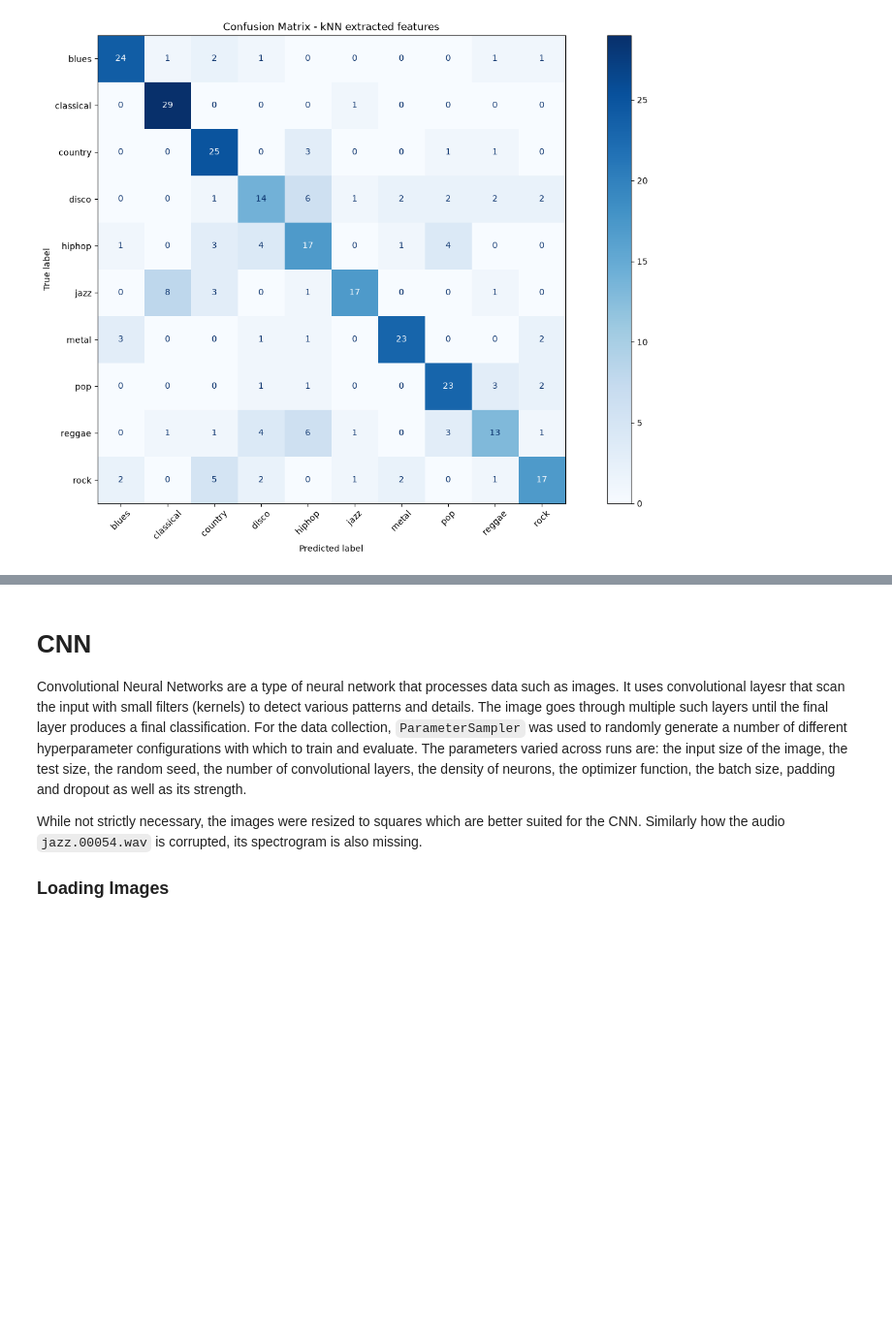
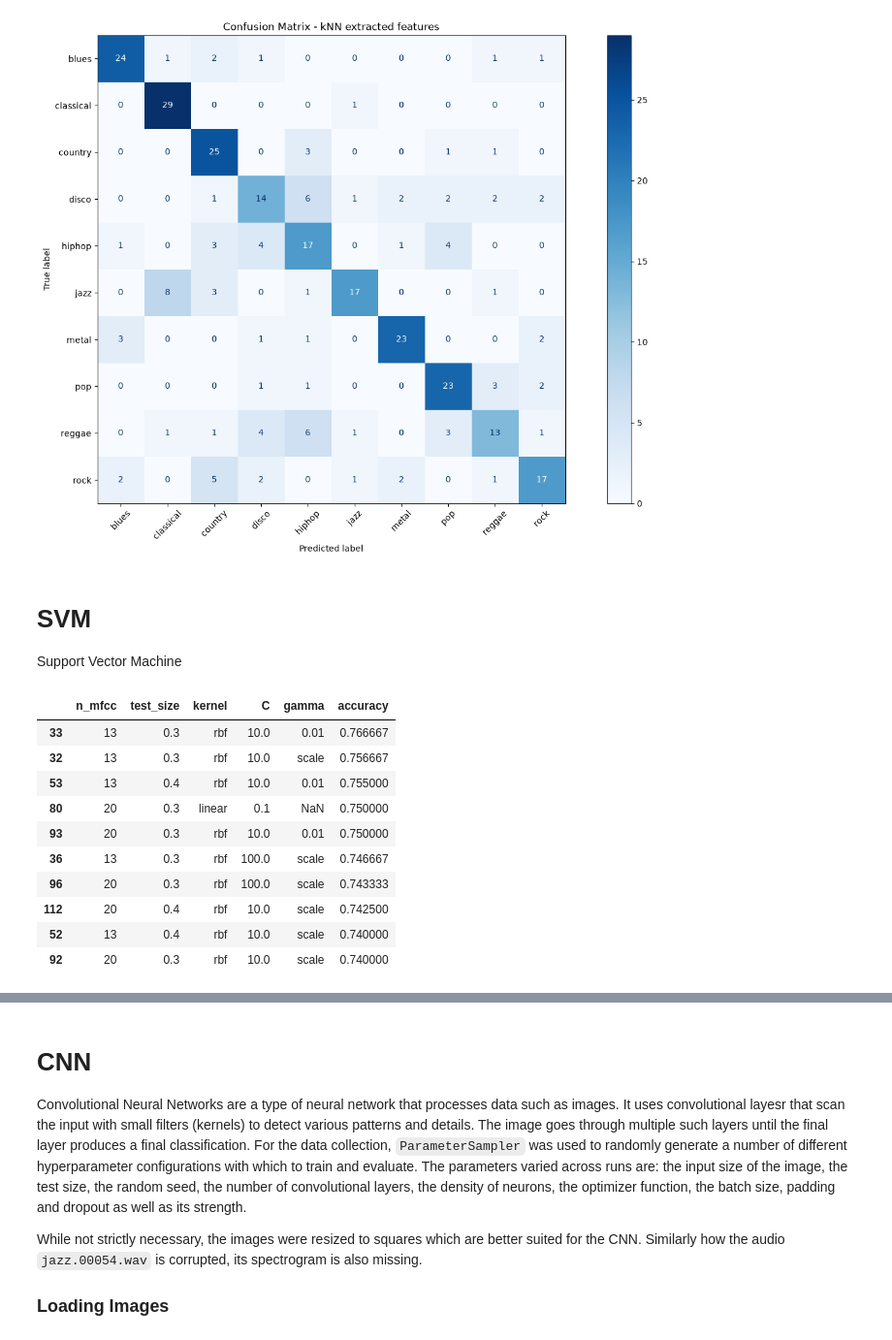
Before and after one commit to etiank/Jupyter-ML, a Jupyter notebook: main.ipynb, the cells around one changed output, grey strips where cells are left out. Shown at 97% size. Drawn from its saved outputs; the diff is of its cells as text; code cells hidden in the pictures; blank space fills up the shorter version.

```diff
--- a/main.ipynb
+++ b/main.ipynb
@@ -433,3 +441,6 @@ plt.show()
 # %% [output]
 Accuracy: 0.6733333333333333
 [figure]
+# %% [markdown]
+# SVM
+Support Vector Machine
@@ -435,0 +530,18 @@ Accuracy: 0.6733333333333333
+# %%
+svm_30_df = pd.read_csv("svm-data-30.csv")
+svm_30_df = svm_30_df[svm_30_df["test_size"]!= 0.2]
+svm_30_df_sorted = svm_30_df.sort_values(by="accuracy", ascending=False)
+
+svm_30_df_sorted.head(10)
+# %% [output]
+|  | n_mfcc | test_size | kernel | C | gamma | accuracy |
+| 33 | 13 | 0.3 | rbf | 10.0 | 0.01 | 0.766667 |
+| 32 | 13 | 0.3 | rbf | 10.0 | scale | 0.756667 |
+| 53 | 13 | 0.4 | rbf | 10.0 | 0.01 | 0.755000 |
+| 80 | 20 | 0.3 | linear | 0.1 | NaN | 0.750000 |
+| 93 | 20 | 0.3 | rbf | 10.0 | 0.01 | 0.750000 |
+| 36 | 13 | 0.3 | rbf | 100.0 | scale | 0.746667 |
+| 96 | 20 | 0.3 | rbf | 100.0 | scale | 0.743333 |
+| 112 | 20 | 0.4 | rbf | 10.0 | scale | 0.742500 |
+| 52 | 13 | 0.4 | rbf | 10.0 | scale | 0.740000 |
+| 92 | 20 | 0.3 | rbf | 10.0 | scale | 0.740000 |
```
Also changed, not shown: parts of 13 cells of this notebook, 23 other files.
